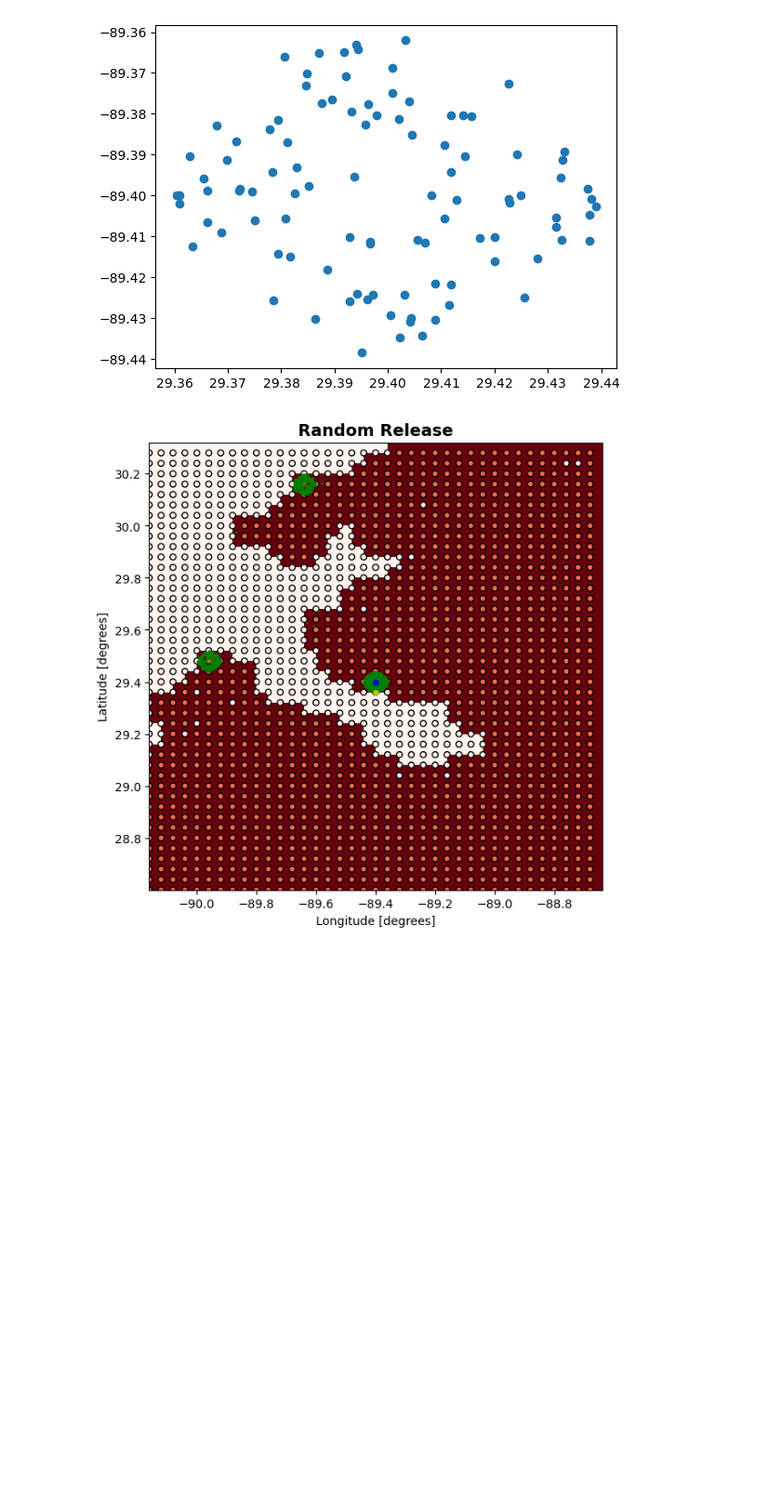
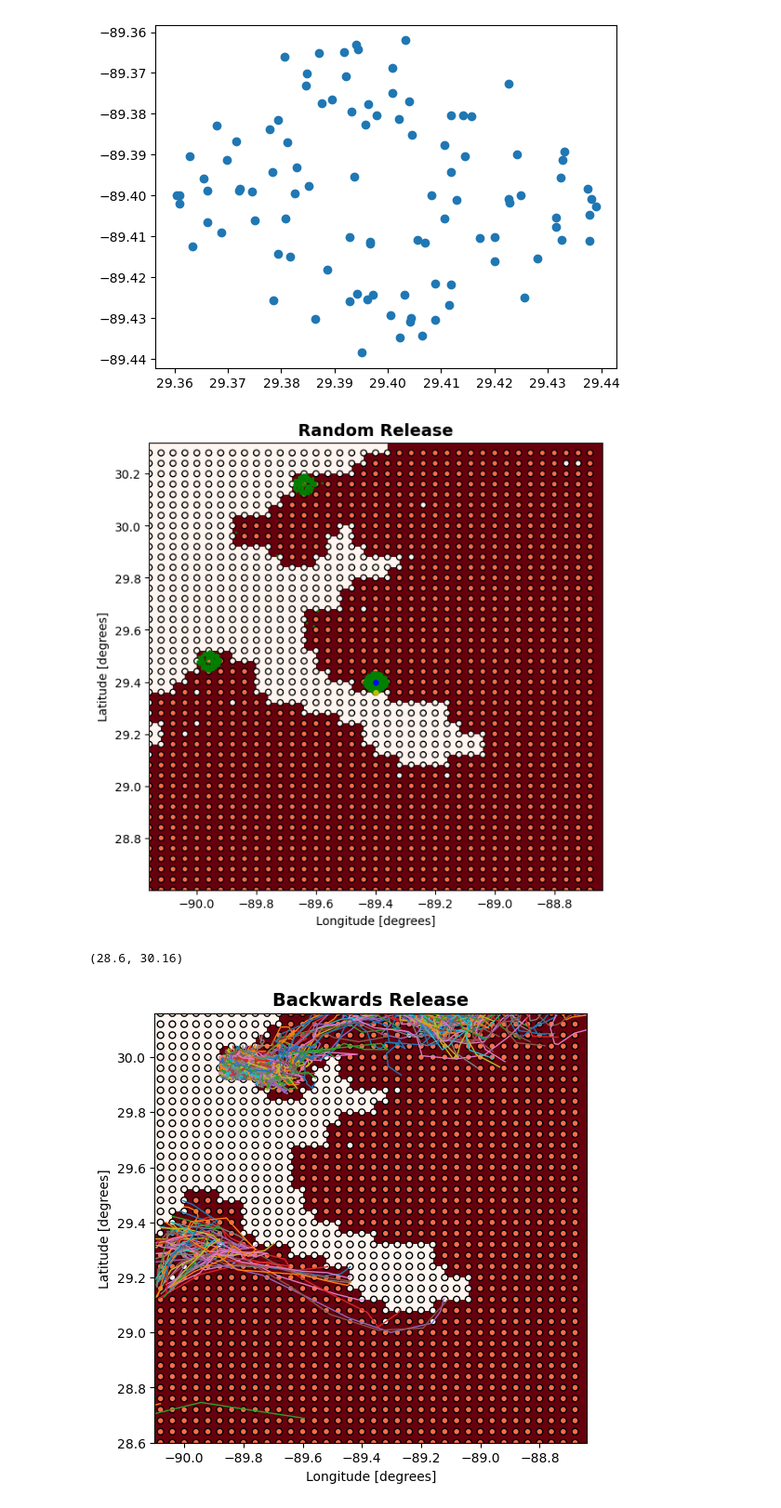
Before and after one commit to davidavzP/GOM_microplastics, a Jupyter notebook: test_ocean_physics.ipynb, the cells around one changed output. Shown at 93% size. Drawn from its saved outputs; the diff is of its cells as text; code cells hidden in the pictures; blank space fills up the shorter version.

Commit message:
backwards sim update

```diff
--- a/test_ocean_physics.ipynb
+++ b/test_ocean_physics.ipynb
@@ -47,7 +47,7 @@ l_centers = fl(lon_centers[0,:],lat_centers[:,0])
 lmask = np.ma.masked_values(l_centers,1) # land when interpolated value == 1
 
 def quick_display_parcels(title = 'No Title'):
-    fig = plt.figure(figsize=(6,6), constrained_layout=True)
+    fig = plt.figure(figsize=(6,6))
     ax0 = fig.add_subplot()
     ax0.set_ylabel('Latitude [degrees]')
     ax0.set_xlabel('Longitude [degrees]')
@@ -290,7 +287,7 @@ lmask = np.ma.masked_values(l_centers,1) # land when interpolated value == 1
 
 def quick_display_parcels(title = 'No Title'):
     fig = plt.figure(figsize=(6,6), constrained_layout=True)
-    ax0 = fig.add_subplot()
+    ax0 = plt.axes(projection=ccrs.PlateCarree())
     ax0.set_ylabel('Latitude [degrees]')
     ax0.set_xlabel('Longitude [degrees]')
     ax0.set_title(title, fontsize=14, fontweight = 'bold')
@@ -316,3 +313,12 @@ center = axr.scatter(tc_lon, tc_lat, c = 'b', s=15, zorder=2)
 center_below = axr.scatter(tc_lon, tc_lat - CELL_SIZE, c = 'y', s=15, zorder=2)
 # %% [output]
 [figure]
+# %%
+backwards = xr.open_zarr('testing_output/b_test.zarr')
+axb = quick_display_parcels('Backwards Release')
+_ = axb.plot(backwards['lon'].T, backwards['lat'].T, linewidth=1, zorder=1)
+axb.set_xlim([ -90.1, -88.64])
+axb.set_ylim([28.6, 30.16])
+# %% [output]
+(28.6, 30.16)
+[figure, added]
```
Also changed, not shown: parts of 1 cell of this notebook, 5 other files.
